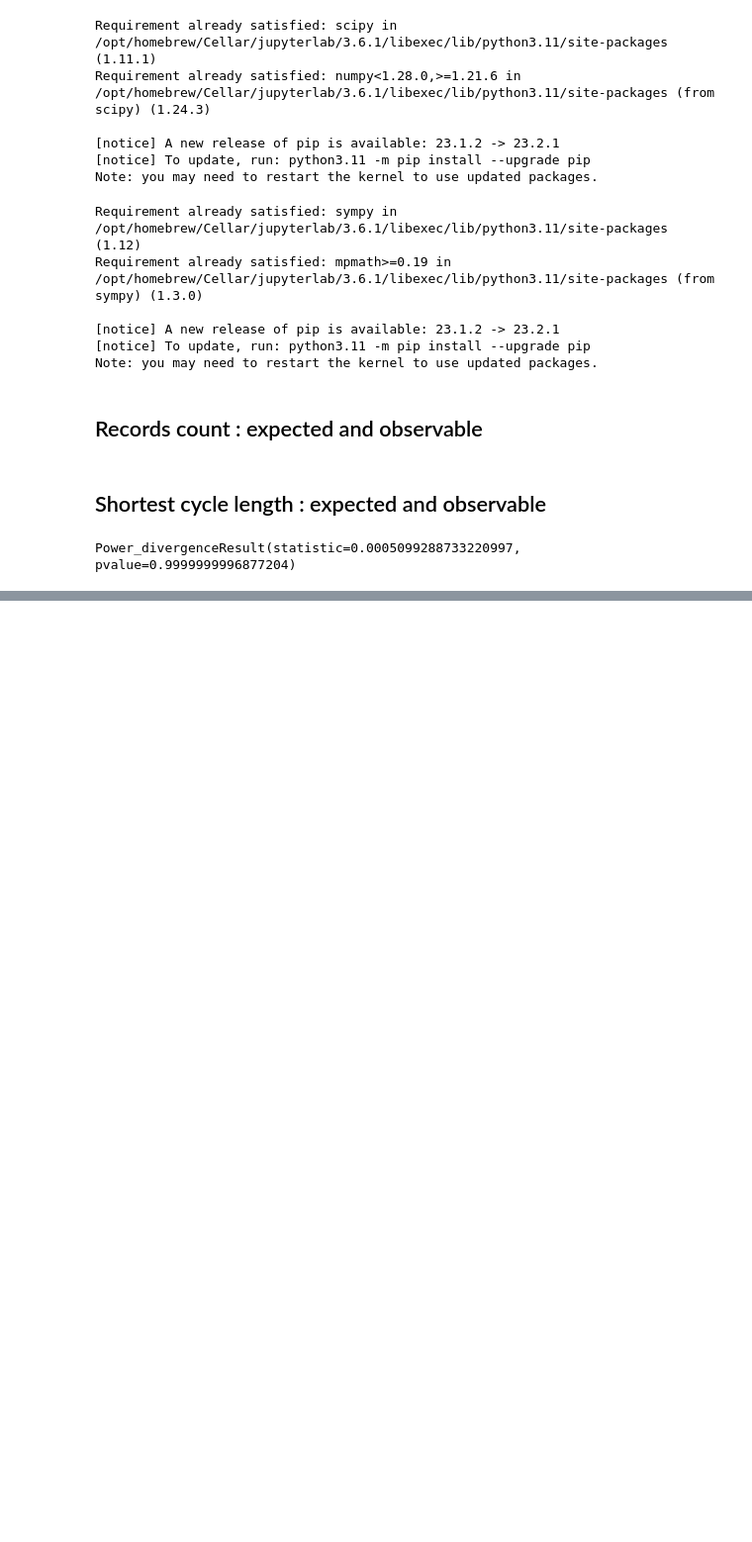
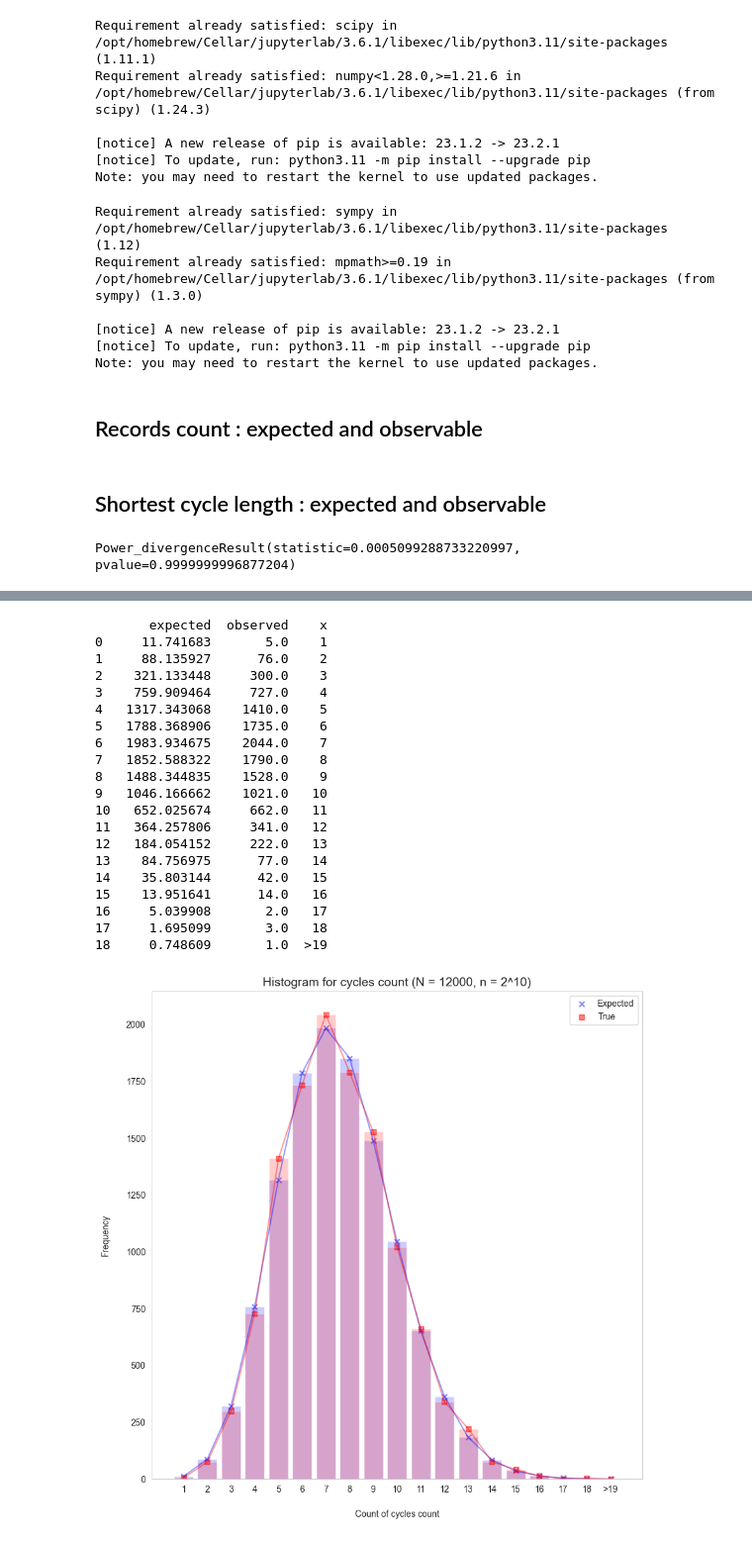
Before and after one commit to kirtsar/summerschool23_shift, a Jupyter notebook: code/nemova/cryptoschool-summer-2023.ipynb, the cells around one changed output, grey strips where cells are left out. Shown at 99% size. Cells and saved outputs as stored; diff of their text form; code cells hidden in the pictures; blank space fills up the shorter version.

```diff
--- a/code/nemova/cryptoschool-summer-2023.ipynb
+++ b/code/nemova/cryptoschool-summer-2023.ipynb
@@ -182,0 +667,26 @@ plt.show()
+# %%
+o_сс, e_сc = get_cycles_count(permutations)
+# %%
+compare_two_distr_graph(o_сс, e_сc, "cycles count")
+# %% [output]
+       expected  observed    x
+0     11.741683       5.0    1
+1     88.135927      76.0    2
+2    321.133448     300.0    3
+3    759.909464     727.0    4
+4   1317.343068    1410.0    5
+5   1788.368906    1735.0    6
+6   1983.934675    2044.0    7
+7   1852.588322    1790.0    8
+8   1488.344835    1528.0    9
+9   1046.166662    1021.0   10
+10   652.025674     662.0   11
+11   364.257806     341.0   12
+12   184.054152     222.0   13
+13    84.756975      77.0   14
+14    35.803144      42.0   15
+15    13.951641      14.0   16
+16     5.039908       2.0   17
+17     1.695099       3.0   18
+18     0.748609       1.0  >19
+[figure, added]
```
Also changed, not shown: parts of 47 cells of this notebook.
